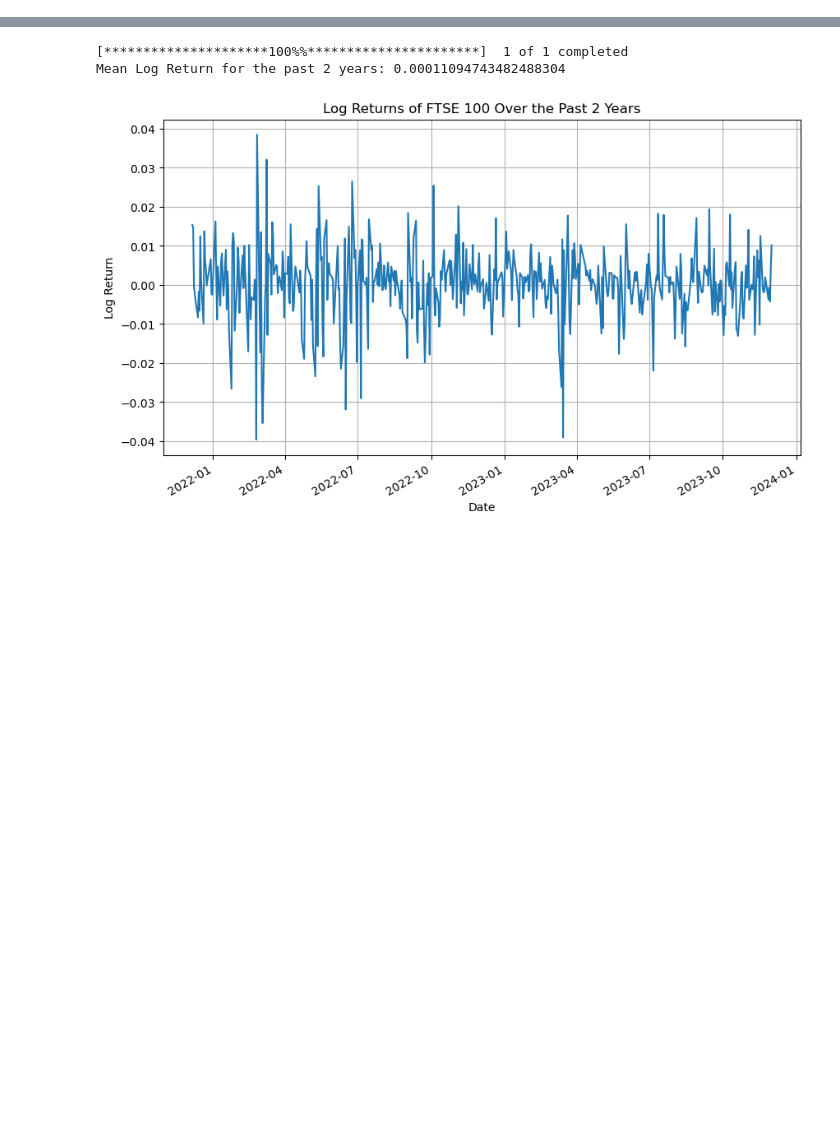
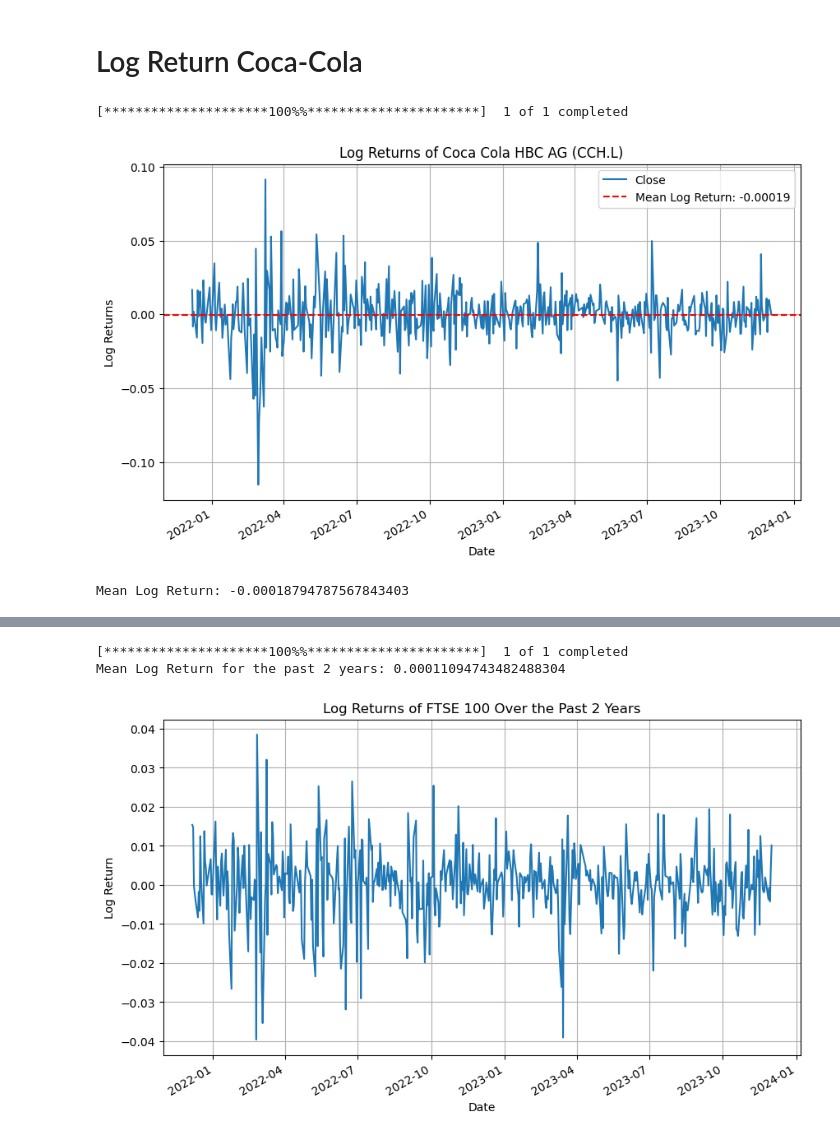
Before and after one commit to NuKa-CoLaa/CMF_Python, a Jupyter notebook: CMF_Assignment.ipynb, the cells around one changed output, grey strips where cells are left out. Drawn from its saved outputs; the diff is of its cells as text; code cells hidden in the pictures; blank space fills up the shorter version.

```diff
--- a/CMF_Assignment.ipynb
+++ b/CMF_Assignment.ipynb
@@ -131,0 +64,38 @@ Annualized Standard Deviation: 14.32%
+# %% [markdown]
+# Log Return Coca-Cola
+# %%
+import yfinance as yf
+import numpy as np
+import pandas as pd
+import matplotlib.pyplot as plt
+
+# Download historical data for Coca Cola HBC AG
+ticker = 'CCH.L'
+data = yf.download(ticker, period='2y')
+
+# Calculate the log returns
+log_returns = np.log(data['Close'] / data['Close'].shift(1))
+
+# Drop the NaN values created by the shift operation
+log_returns = log_returns.dropna()
+
+# Calculate the mean of log returns
+mean_log_return = log_returns.mean()
+
+# Plotting the log returns
+plt.figure(figsize=(10, 6))
+log_returns.plot()
+plt.axhline(mean_log_return, color='red', linestyle='--', label=f'Mean Log Return: {mean_log_return:.5f}')
+plt.title('Log Returns of Coca Cola HBC AG (CCH.L)')
+plt.xlabel('Date')
+plt.ylabel('Log Returns')
+plt.legend()
+plt.grid(True)
+plt.show()
+
+# Print the mean log return
+print(f"Mean Log Return: {mean_log_return}")
+# %% [output]
+[*********************100%%**********************]  1 of 1 completed
+[figure, added]
+Mean Log Return: -0.00018794787567843403
```
Also changed, not shown: parts of 16 cells of this notebook.
